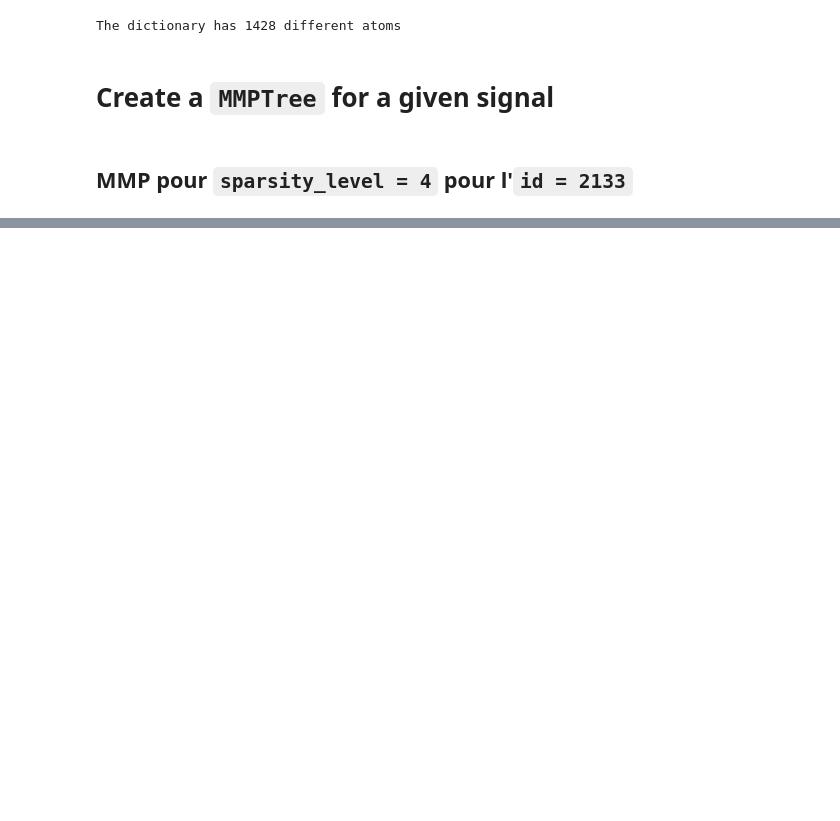
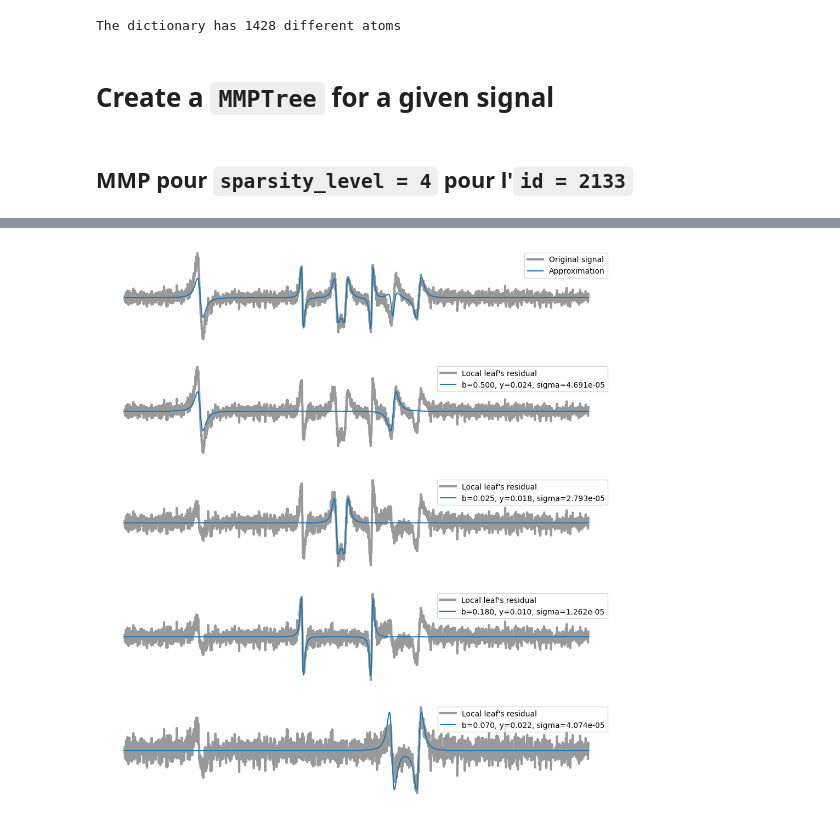
Before and after one commit to yanisgomes/csc, a Jupyter notebook: examples/mmp_demo.ipynb, the cells around one changed output, grey strips where cells are left out. Cells and saved outputs as stored; diff of their text form; code cells hidden in the pictures; blank space fills up the shorter version.

```diff
--- a/examples/mmp_demo.ipynb
+++ b/examples/mmp_demo.ipynb
@@ -80,0 +91,4 @@ mmp_tree.plotLeavesComparison()
+# %%
+mmp_tree.plotLeafDecomposition(0)
+# %% [output]
+[figure, added]
```
Also changed, not shown: parts of 5 cells of this notebook, 1 other file.
